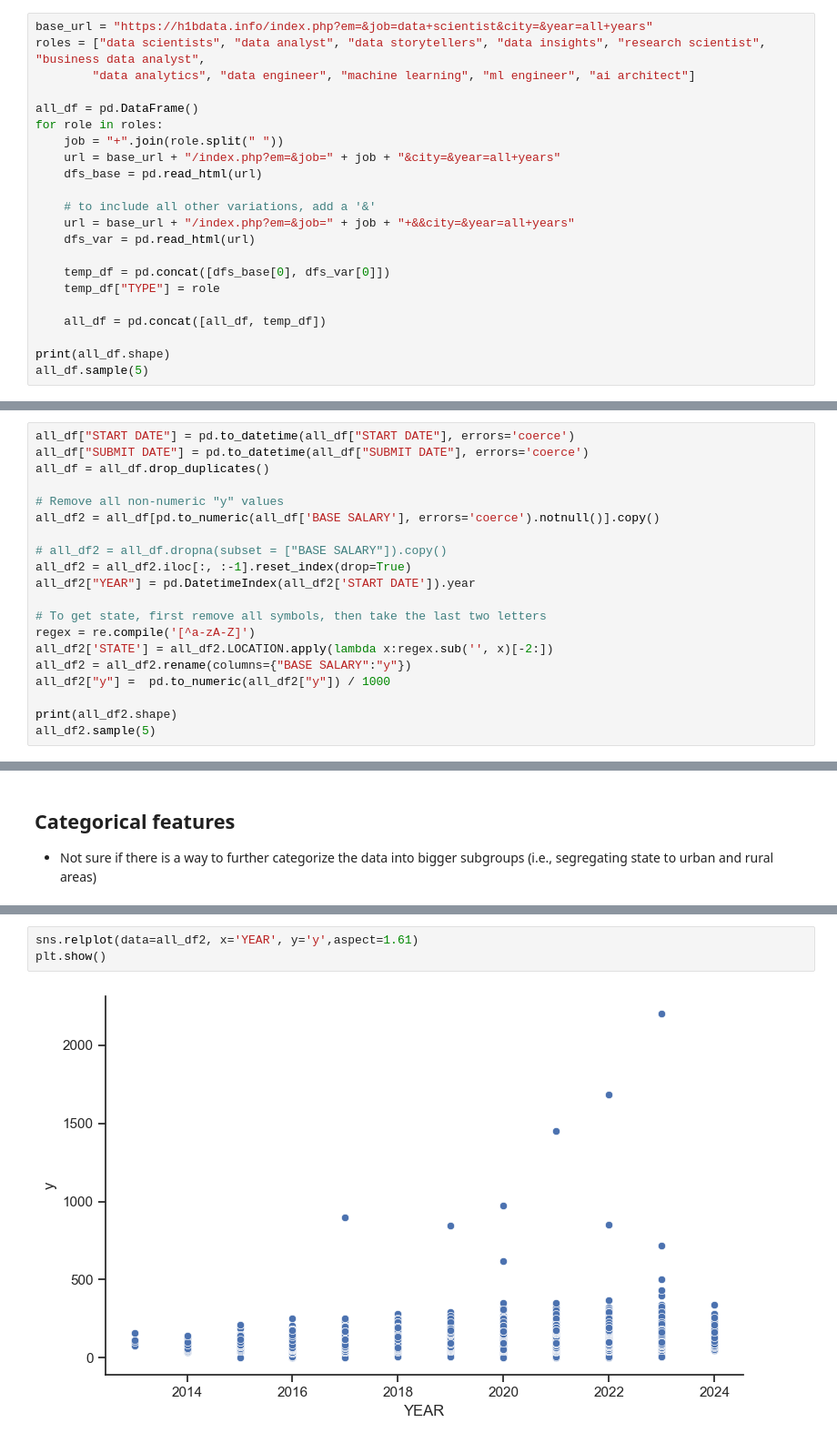
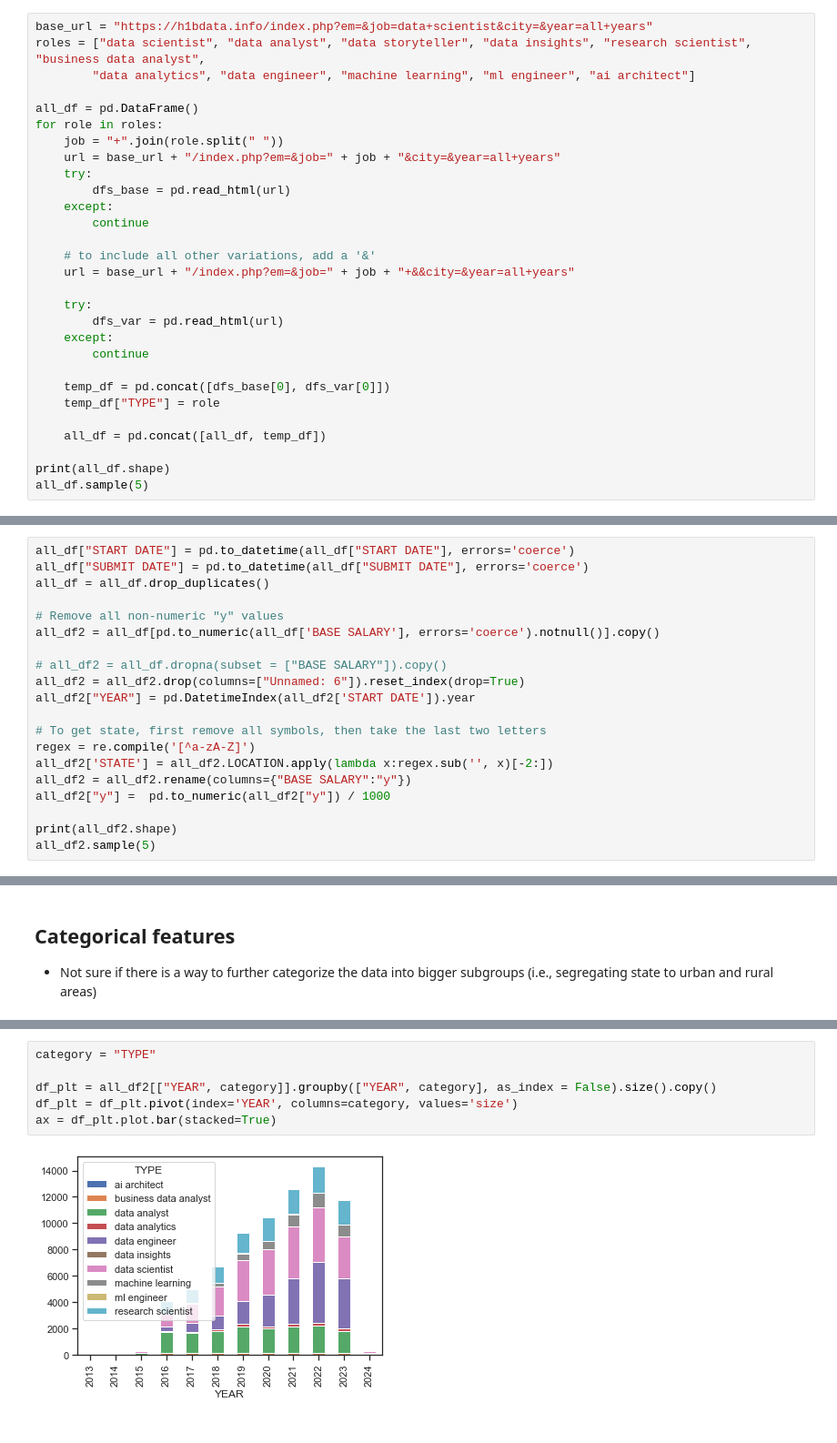
Before and after one commit to saltedpotato/QF632_Project, a Jupyter notebook: Part2.ipynb, the cells around one changed output, grey strips where cells are left out. Shown at 91% size. Drawn from its saved outputs; the diff is of its cells as text.

Commit message:
added charts

```diff
--- a/Part2.ipynb
+++ b/Part2.ipynb
@@ -19,18 +19,25 @@ sample_data_c = pd.read_csv("Data/QF632_Project_2_c.csv")
 sample_data_d = pd.read_csv("Data/Glassdoor_Salary_Cleaned_Version.csv")
 # %%
 base_url = "https://h1bdata.info/index.php?em=&job=data+scientist&city=&year=all+years"
-roles = ["data scientists", "data analyst", "data storytellers", "data insights", "research scientist", "business data analyst",
+roles = ["data scientist", "data analyst", "data storyteller", "data insights", "research scientist", "business data analyst",
         "data analytics", "data engineer", "machine learning", "ml engineer", "ai architect"]
 
 all_df = pd.DataFrame()
 for role in roles:
     job = "+".join(role.split(" "))
     url = base_url + "/index.php?em=&job=" + job + "&city=&year=all+years"
-    dfs_base = pd.read_html(url)
+    try:
+        dfs_base = pd.read_html(url)
+    except:
+        continue
 
     # to include all other variations, add a '&'
     url = base_url + "/index.php?em=&job=" + job + "+&&city=&year=all+years"
-    dfs_var = pd.read_html(url)
+
+    try:
+        dfs_var = pd.read_html(url)
+    except:
+        continue
 
     temp_df = pd.concat([dfs_base[0], dfs_var[0]])
     temp_df["TYPE"] = role
@@ -58,7 +65,7 @@ all_df = all_df.drop_duplicates()
 all_df2 = all_df[pd.to_numeric(all_df['BASE SALARY'], errors='coerce').notnull()].copy()
 
 # all_df2 = all_df.dropna(subset = ["BASE SALARY"]).copy()
-all_df2 = all_df2.iloc[:, :-1].reset_index(drop=True)
+all_df2 = all_df2.drop(columns=["Unnamed: 6"]).reset_index(drop=True)
 all_df2["YEAR"] = pd.DatetimeIndex(all_df2['START DATE']).year
 
 # To get state, first remove all symbols, then take the last two letters
@@ -85,5 +94,8 @@ all_df2.sample(5)
 # %%
-sns.relplot(data=all_df2, x='YEAR', y='y',aspect=1.61)
-plt.show()
+category = "TYPE"
+
+df_plt = all_df2[["YEAR", category]].groupby(["YEAR", category], as_index = False).size().copy()
+df_plt = df_plt.pivot(index='YEAR', columns=category, values='size')
+ax = df_plt.plot.bar(stacked=True)
 # %% [output]
-[figure, old version]
+[figure, new version]
```
Also changed, not shown: parts of 13 cells of this notebook.
